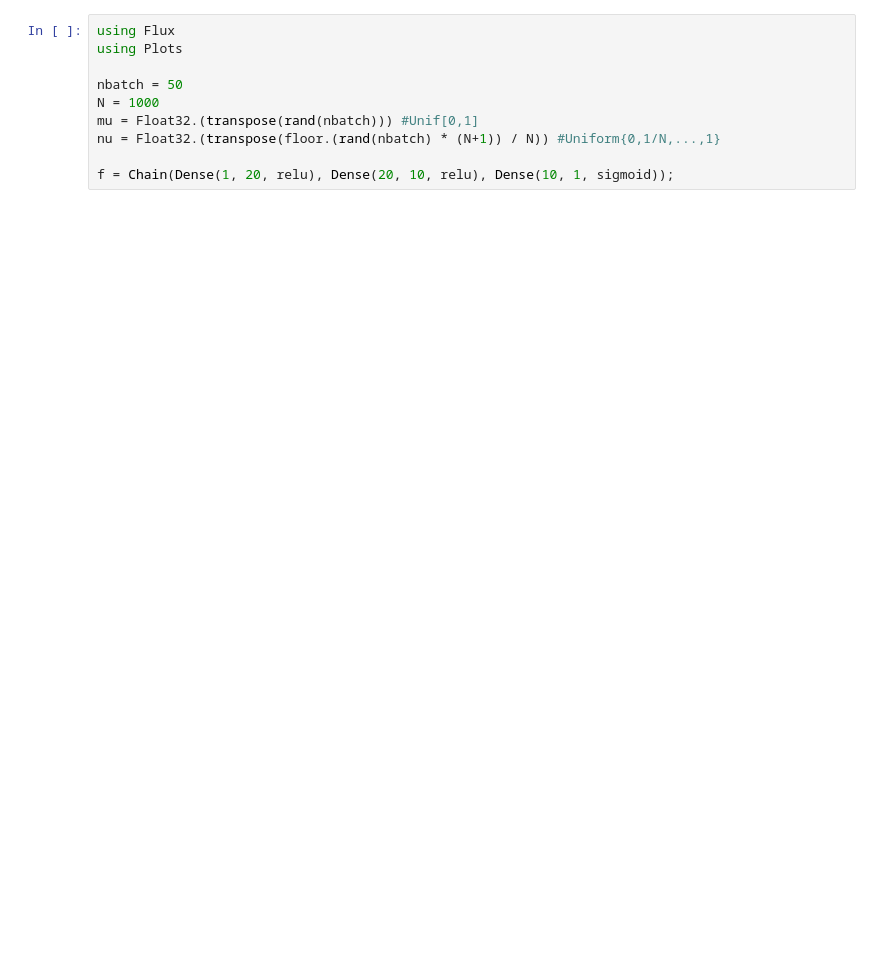
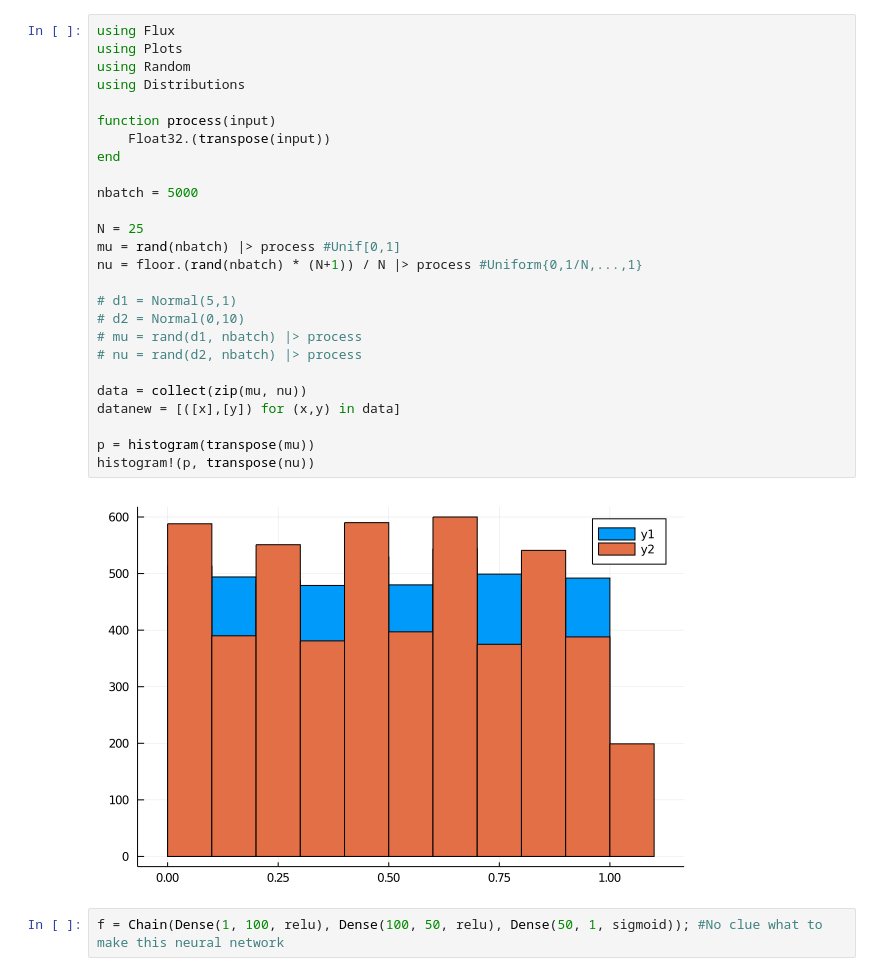
Before and after one commit to p-luo/MatchgateGAN, a Jupyter notebook: prototypes/WassersteinDist.ipynb, the cells around one changed output. Saved outputs shown, nothing was run; the diff lists cells and outputs as text; blank space fills up the shorter version.

```diff
--- a/prototypes/WassersteinDist.ipynb
+++ b/prototypes/WassersteinDist.ipynb
@@ -1,13 +1,33 @@
-# %%
-using Flux
-using Plots
-
-nbatch = 50
-N = 1000
-mu = Float32.(transpose(rand(nbatch))) #Unif[0,1]
-nu = Float32.(transpose(floor.(rand(nbatch) * (N+1)) / N)) #Uniform{0,1/N,...,1}
-
-f = Chain(Dense(1, 20, relu), Dense(20, 10, relu), Dense(10, 1, sigmoid));
+# %%
+using Flux
+using Plots
+using Random
+using Distributions
+
+function process(input)
+    Float32.(transpose(input))
+end
+
+nbatch = 5000
+
+N = 25
+mu = rand(nbatch) |> process #Unif[0,1]
+nu = floor.(rand(nbatch) * (N+1)) / N |> process #Uniform{0,1/N,...,1}
+
+# d1 = Normal(5,1)
+# d2 = Normal(0,10)
+# mu = rand(d1, nbatch) |> process
+# nu = rand(d2, nbatch) |> process
+
+data = collect(zip(mu, nu))
+datanew = [([x],[y]) for (x,y) in data]
+
+p = histogram(transpose(mu))
+histogram!(p, transpose(nu))
+# %% [output]
+[figure, added]
+# %%
+f = Chain(Dense(1, 100, relu), Dense(100, 50, relu), Dense(50, 1, sigmoid)); #No clue what to make this neural network
 # %%
 using Flux:train!
 using Statistics
```
Also changed, not shown: parts of 4 cells of this notebook, 4 other files.
